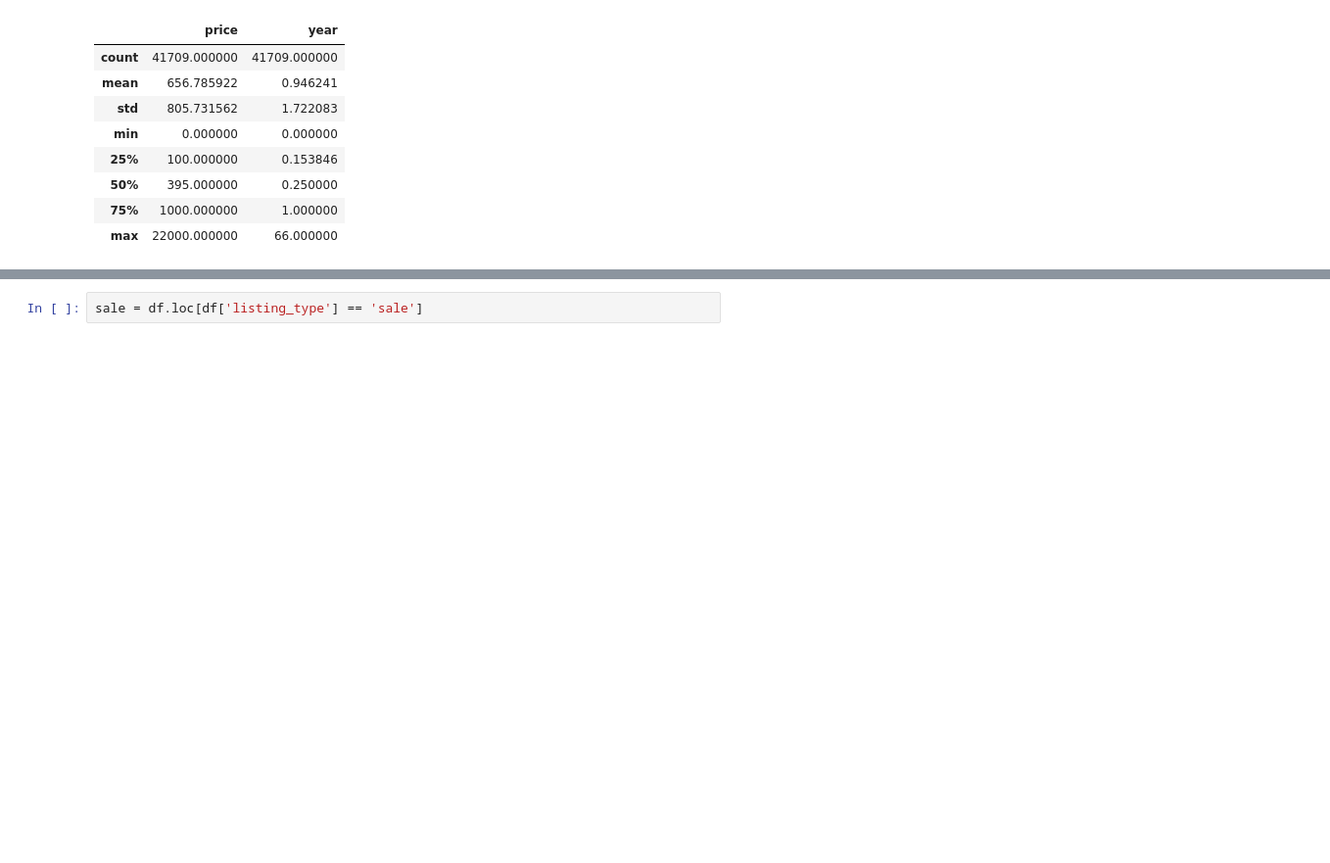
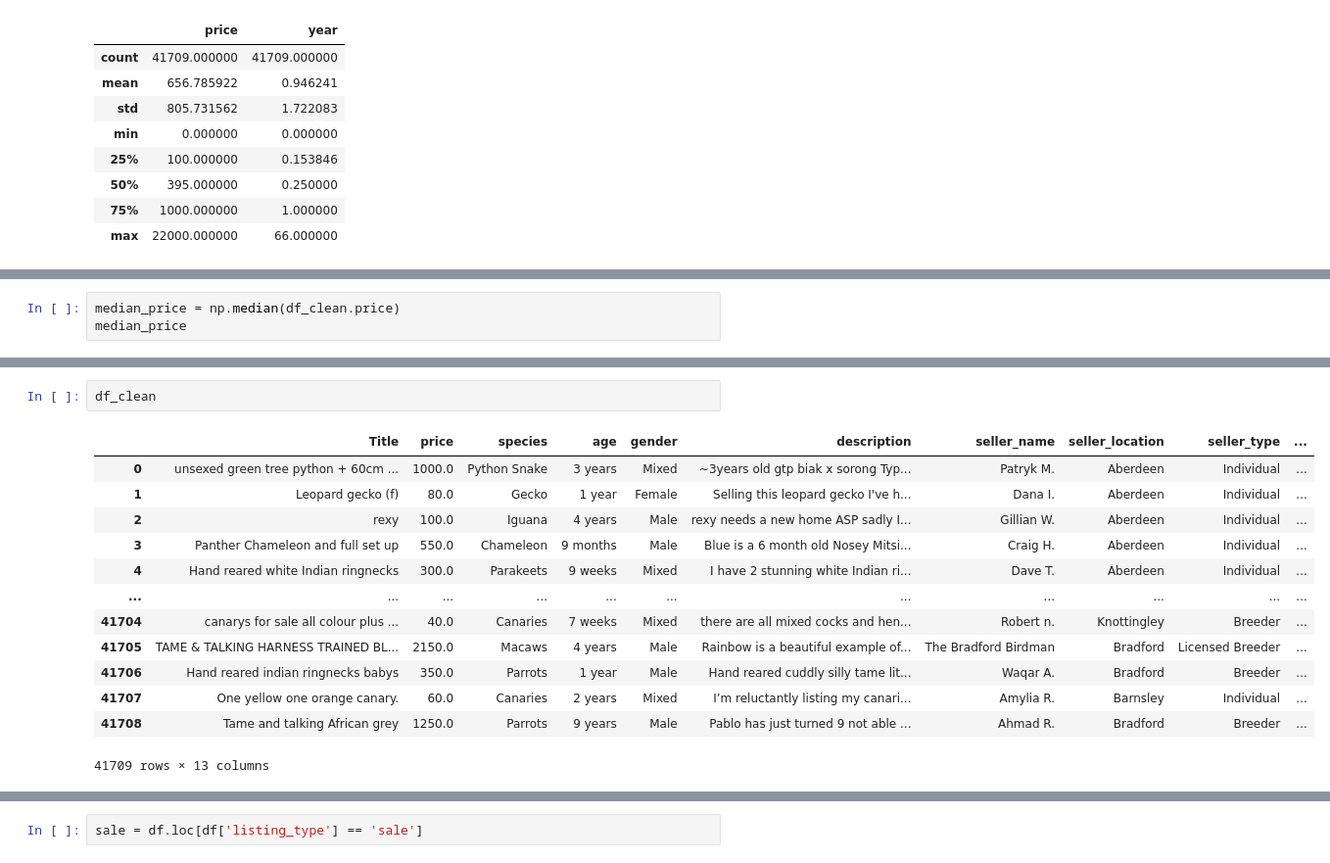
Before and after one commit to Chiuchiyin/Coding-fun, a Jupyter notebook: Pet Sale Price/EDA, data cleaning and modelling.ipynb, the cells around one changed output, grey strips where cells are left out. Shown: that part at 98% size. Cells and saved outputs as stored; diff of their text form; blank space fills up the shorter version.

```diff
--- a/Pet Sale Price/EDA, data cleaning and modelling.ipynb
+++ b/Pet Sale Price/EDA, data cleaning and modelling.ipynb
@@ -528,0 +582,3 @@ Cleaned data looks rather satisfactory
+# %%
+median_price = np.median(df_clean.price)
+median_price
@@ -530,0 +657,16 @@ From this alone, we can see that there's outliers need to be removed. But first,
+# %%
+df_clean
+# %% [output]
+|  | Title | price | species | age | gender | description | seller_name | seller_location | seller_type | ... |
+| 0 | unsexed green tree python + 60cm ... | 1000.0 | Python Snake | 3 years | Mixed | ~3years old gtp biak x sorong Typ... | Patryk M. | Aberdeen | Individual | ... |
+| 1 | Leopard gecko (f) | 80.0 | Gecko | 1 year | Female | Selling this leopard gecko I've h... | Dana I. | Aberdeen | Individual | ... |
+| 2 | rexy | 100.0 | Iguana | 4 years | Male | rexy needs a new home ASP sadly I... | Gillian W. | Aberdeen | Individual | ... |
+| 3 | Panther Chameleon and full set up | 550.0 | Chameleon | 9 months | Male | Blue is a 6 month old Nosey Mitsi... | Craig H. | Aberdeen | Individual | ... |
+| 4 | Hand reared white Indian ringnecks | 300.0 | Parakeets | 9 weeks | Mixed | I have 2 stunning white Indian ri... | Dave T. | Aberdeen | Individual | ... |
+| ... | ... | ... | ... | ... | ... | ... | ... | ... | ... | ... |
+| 41704 | canarys for sale all colour plus ... | 40.0 | Canaries | 7 weeks | Mixed | there are all mixed cocks and hen... | Robert n. | Knottingley | Breeder | ... |
+| 41705 | TAME & TALKING HARNESS TRAINED BL... | 2150.0 | Macaws | 4 years | Male | Rainbow is a beautiful example of... | The Bradford Birdman | Bradford | Licensed Breeder | ... |
+| 41706 | Hand reared indian ringnecks babys | 350.0 | Parrots | 1 year | Male | Hand reared cuddly silly tame lit... | Waqar A. | Bradford | Breeder | ... |
+| 41707 | One yellow one orange canary. | 60.0 | Canaries | 2 years | Mixed | I’m reluctantly listing my canari... | Amylia R. | Barnsley | Individual | ... |
+| 41708 | Tame and talking African grey | 1250.0 | Parrots | 9 years | Male | Pablo has just turned 9 not able ... | Ahmad R. | Bradford | Breeder | ... |
+41709 rows × 13 columns
```
Also changed, not shown: parts of 44 cells of this notebook.
